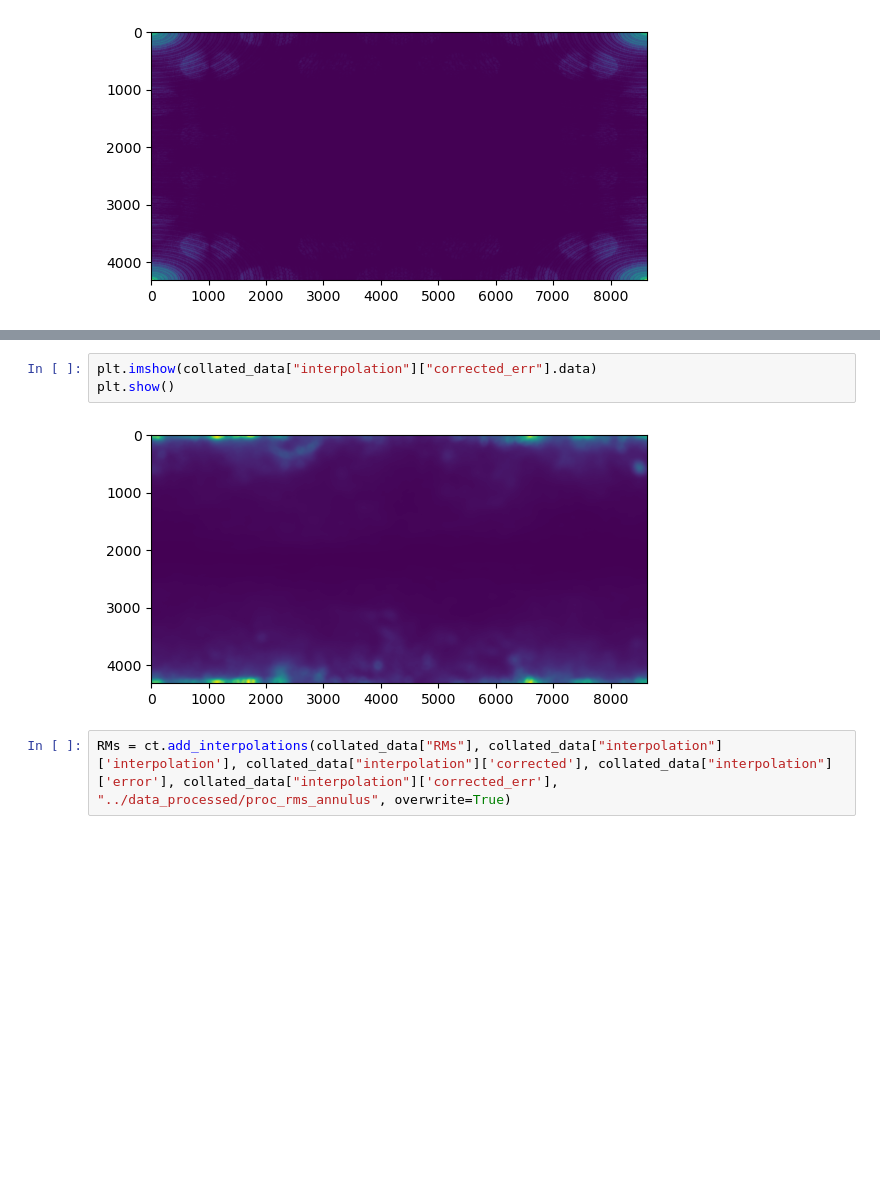
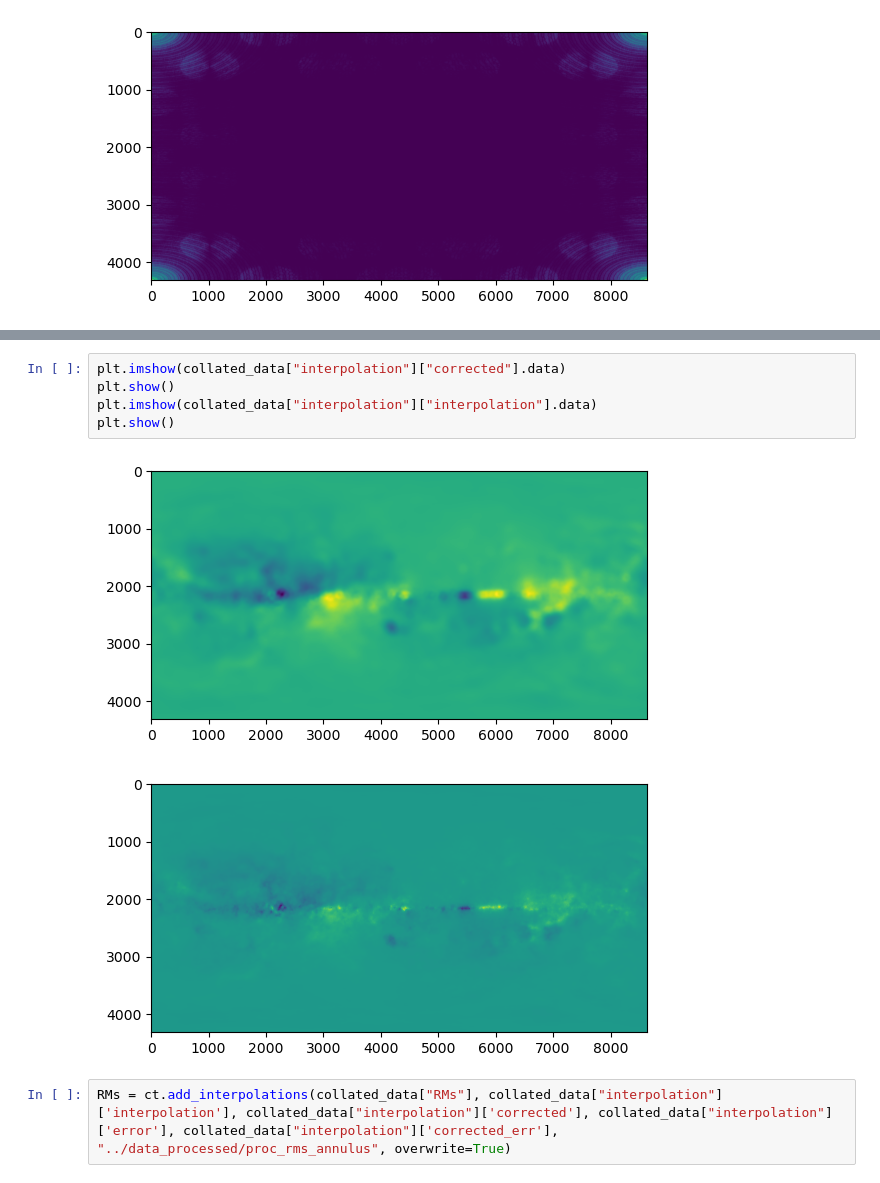
Before and after one commit to Olivex727/hvc-magnetic-honours-programs, a Jupyter notebook: foreground/annulus.ipynb, the cells around one changed output, grey strips where cells are left out. Saved outputs shown, nothing was run; the diff lists cells and outputs as text; blank space fills up the shorter version.

```diff
--- a/foreground/annulus.ipynb
+++ b/foreground/annulus.ipynb
@@ -156,8 +158,11 @@ executing.executing.NotOneValueFound: Expected one value, found 0
 # %%
-plt.imshow(collated_data["interpolation"]["corrected_err"].data)
+plt.imshow(collated_data["interpolation"]["corrected"].data)
 plt.show()
+plt.imshow(collated_data["interpolation"]["interpolation"].data)
+plt.show()
 # %% [output]
-[figure, old version]
+[figure, new version]
+[figure, added]
 # %%
 RMs = ct.add_interpolations(collated_data["RMs"], collated_data["interpolation"]['interpolation'], collated_data["interpolation"]['corrected'], collated_data["interpolation"]['error'], collated_data["interpolation"]['corrected_err'], "../data_processed/proc_rms_annulus", overwrite=True)
 # %% [output]
```
Also changed, not shown: parts of 5 cells of this notebook, 2 other files.
